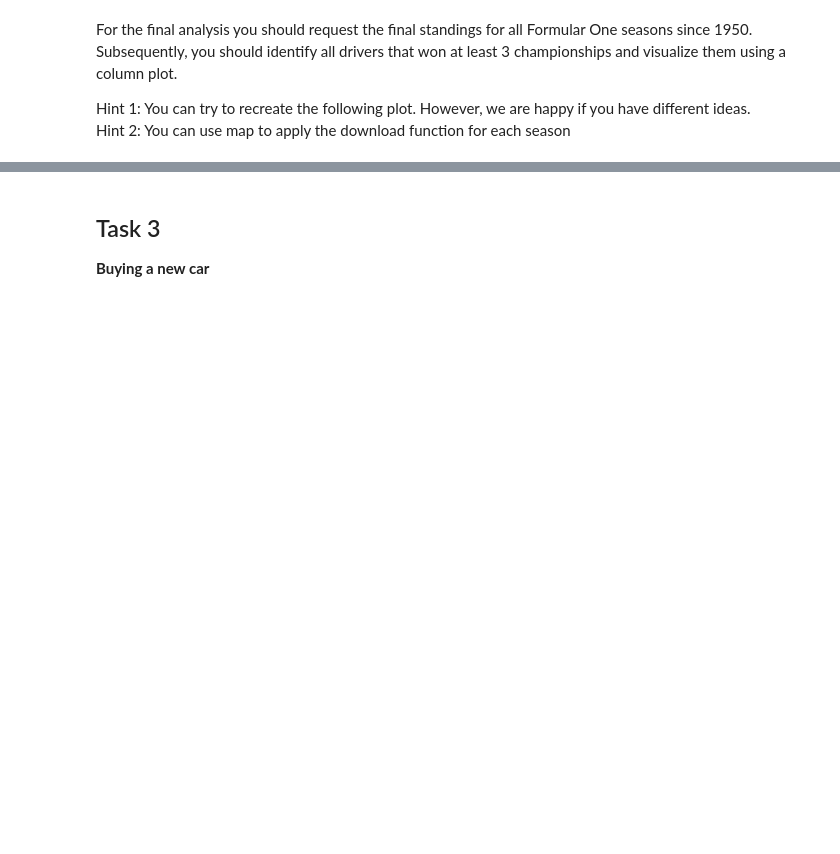
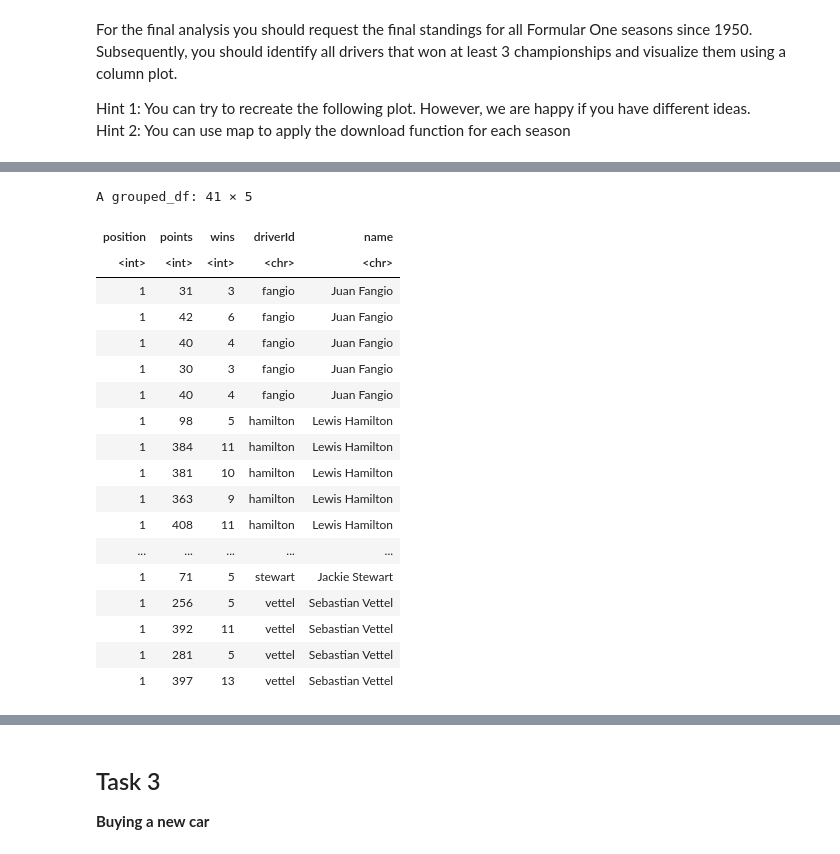
Before and after one commit to michiWS1920/ADS20, a Jupyter notebook: ADS_Programming_Assignment_2.ipynb, the cells around one changed output, grey strips where cells are left out. Cells and saved outputs as stored; diff of their text form; code cells hidden in the pictures; blank space fills up the shorter version.

```diff
--- a/ADS_Programming_Assignment_2.ipynb
+++ b/ADS_Programming_Assignment_2.ipynb
@@ -535,0 +573,26 @@ Hint 2: You can use map to apply the download function for each season
+# %%
+champ_name %>%
+group_by(driverId) %>%
+filter(n()>2) -> champ_filtered
+champ_filtered %>%
+arrange(driverId)
+# %% [output]
+A grouped_df: 41 × 5
+| position | points | wins | driverId | name |
+| <int> | <int> | <int> | <chr> | <chr> |
+| 1 | 31 | 3 | fangio | Juan Fangio |
+| 1 | 42 | 6 | fangio | Juan Fangio |
+| 1 | 40 | 4 | fangio | Juan Fangio |
+| 1 | 30 | 3 | fangio | Juan Fangio |
+| 1 | 40 | 4 | fangio | Juan Fangio |
+| 1 | 98 | 5 | hamilton | Lewis Hamilton |
+| 1 | 384 | 11 | hamilton | Lewis Hamilton |
+| 1 | 381 | 10 | hamilton | Lewis Hamilton |
+| 1 | 363 | 9 | hamilton | Lewis Hamilton |
+| 1 | 408 | 11 | hamilton | Lewis Hamilton |
+| ... | ... | ... | ... | ... |
+| 1 | 71 | 5 | stewart | Jackie Stewart |
+| 1 | 256 | 5 | vettel | Sebastian Vettel |
+| 1 | 392 | 11 | vettel | Sebastian Vettel |
+| 1 | 281 | 5 | vettel | Sebastian Vettel |
+| 1 | 397 | 13 | vettel | Sebastian Vettel |
```
Also changed, not shown: parts of 12 cells of this notebook.
